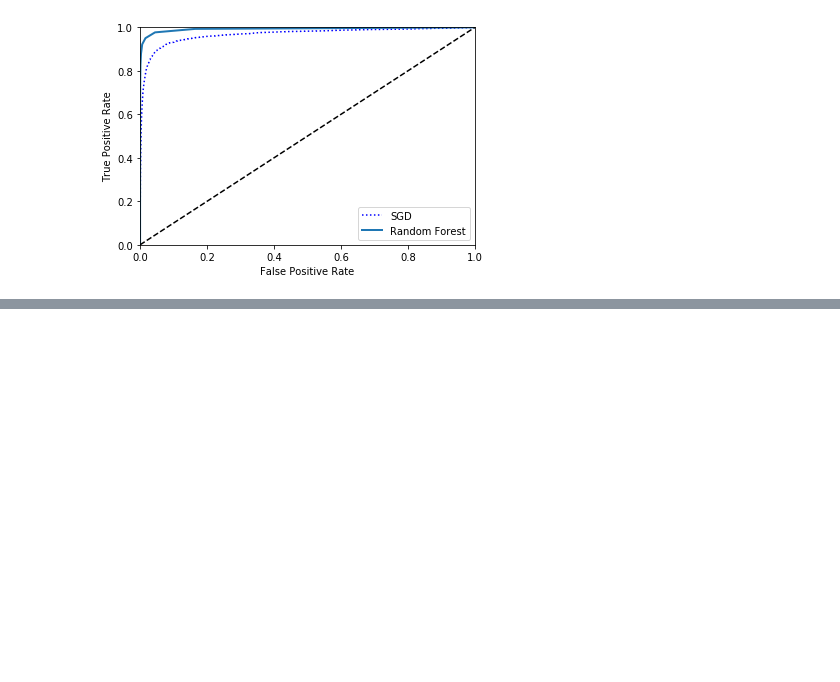
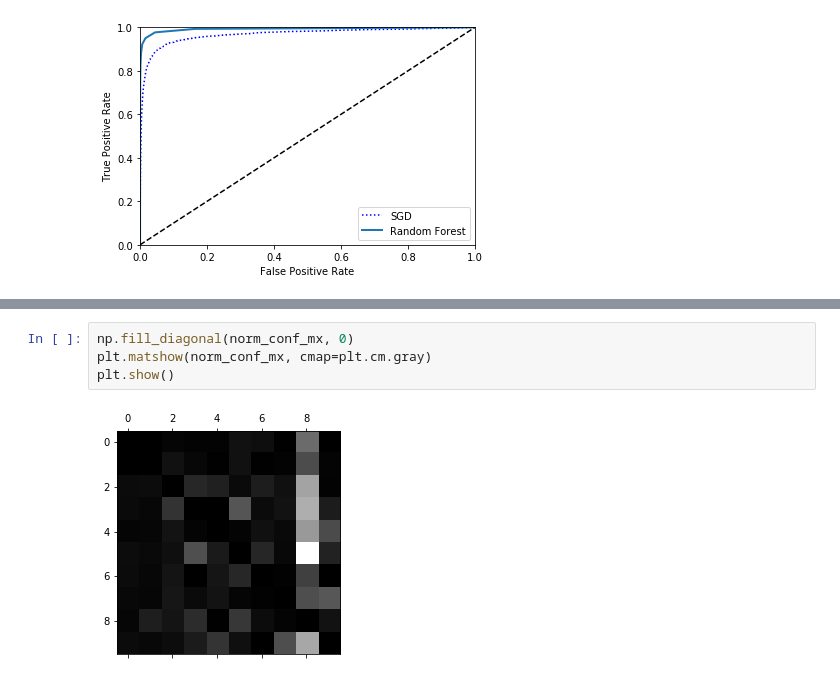
Before and after one commit to captcha-sandbox/ml-practice, a Jupyter notebook: MNIST Classification.ipynb, the cells around one changed output, grey strips where cells are left out. Cells and saved outputs as stored; diff of their text form; blank space fills up the shorter version.

```diff
--- a/MNIST Classification.ipynb
+++ b/MNIST Classification.ipynb
@@ -185,0 +241,6 @@ plt.show()
+# %%
+np.fill_diagonal(norm_conf_mx, 0)
+plt.matshow(norm_conf_mx, cmap=plt.cm.gray)
+plt.show()
+# %% [output]
+[figure, added]
```
Also changed, not shown: parts of 16 cells of this notebook.
